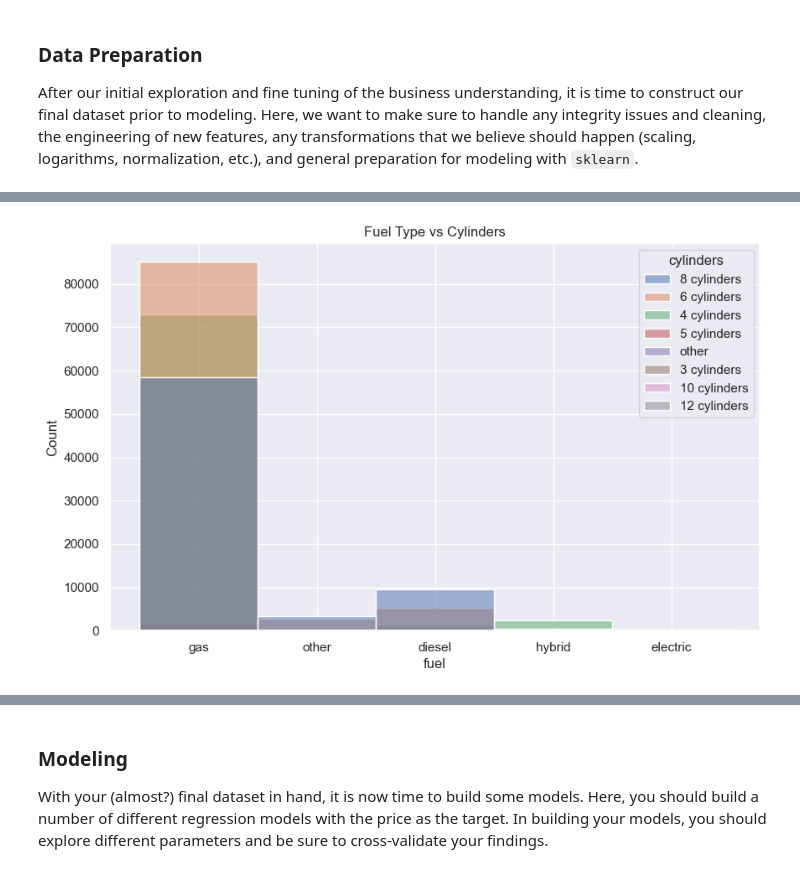
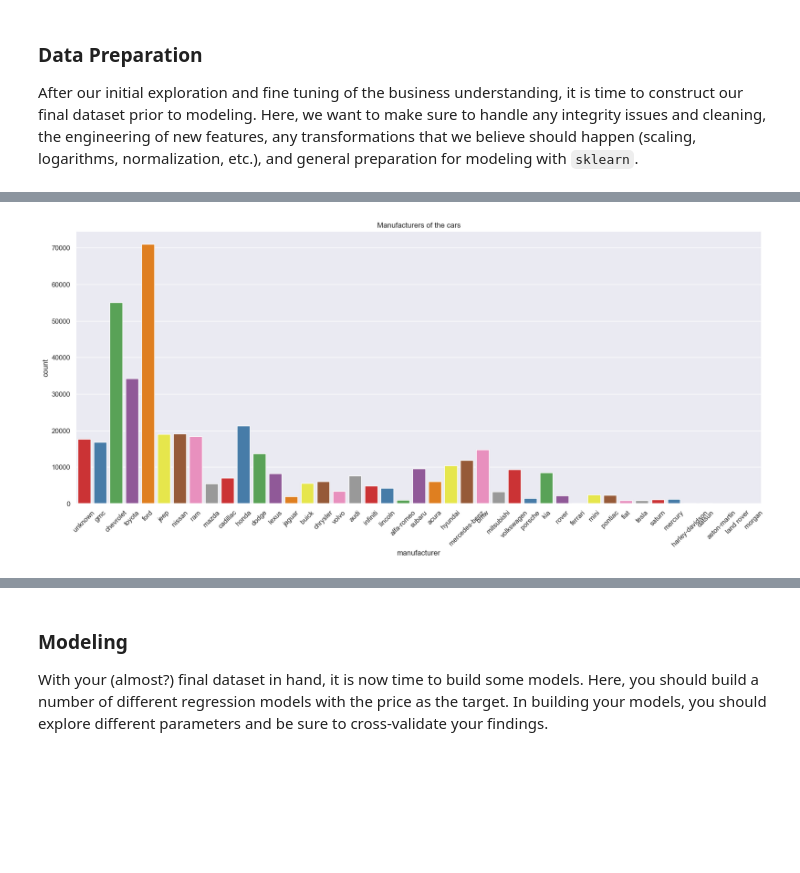
Before and after one commit to maskbit/usedcar-pricing, a Jupyter notebook: prompt_II.ipynb, the cells around one changed output, grey strips where cells are left out. Drawn from its saved outputs; the diff is of its cells as text; code cells hidden in the pictures; blank space fills up the shorter version.

```diff
--- a/prompt_II.ipynb
+++ b/prompt_II.ipynb
@@ -100,56 +138,40 @@ After our initial exploration and fine tuning of the business understanding, it
 # %%
-#Data Preparation
-
-#Fillna of Year with mode value
-df['year'] = df['year'].fillna(df['year'].mode()[0])
-df['year'] = pd.to_numeric(df['year'])
-
-##Fillna of condition with mode value
-df['condition'] = df['condition'].fillna(df['condition'].mode()[0])
-
-##Fillna of Cylinders with mode value
-df['cylinders'] = df['cylinders'].fillna(df['cylinders'].mode()[0])
-
-##Fillna of fuel with mode value
-df['fuel'] = df['fuel'].fillna(df['fuel'].mode()[0])
+#More Data cleaning and preparation
 
 ##Fillna of Title with mode value
 df['title_status'] = df['title_status'].fillna(df['title_status'].mode()[0])
 
 ##Fillna of Transmission with mode value
 df['transmission'] = df['transmission'].fillna(df['transmission'].mode()[0])
 
 ##Fillna of drive with mode value
 df['drive'] = df['drive'].fillna(df['drive'].mode()[0])
 
 ##Fillna of size with mode value
 df['size'] = df['size'].fillna(df['size'].mode()[0])
 
 ##Fillna of type with mode value
 df['type'] = df['type'].fillna(df['type'].mode()[0])
 
 ##Fillna of paint_color with mode value
 df['paint_color'] = df['paint_color'].fillna(df['paint_color'].mode()[0])
 
-#change the datatype to numeric and make it logarthimic
-df['price'] = df['price'].apply(lambda amt: max(1, amt)).astype(float).apply(np.log)
-
 df['odometer'] = df['odometer'].fillna(df['odometer'].median())
 
 ##Fillna of type with median value
 df['type'] = df['type'].fillna(df['type'].mode()[0])
 
 ##Fillna of manufacturer with 'unknown'
 df['manufacturer'] = df['manufacturer'].fillna('unknown')
 
-##Fillna of model with 'unknown'
-df['model'] = df['model'].fillna('unknown')
+#Visualize Cars by Manufacturers
+
+sns.set_theme(style="darkgrid")
+plt.figure(figsize=(20, 8))
+x = sns.countplot(x="manufacturer", data=df, palette="Set1")
+plt.title('Manufacturers of the cars')
+plt.xticks(rotation = 45)
+plt.savefig("images/manufacturers.png")
+plt.show()
+# %% [output]
+[figure, added]
-# %%
-plt.figure(figsize=(10, 6))
-sns.set_theme(style="darkgrid")
-sns.histplot(data=df, x='fuel', hue='cylinders' )
-plt.title('Fuel Type vs Cylinders')
-plt.savefig("Images/fuelTypeCylinders.png")
-plt.show()
-# %% [output]
-[figure, removed]
```
Also changed, not shown: parts of 22 cells of this notebook, 7 other files.
